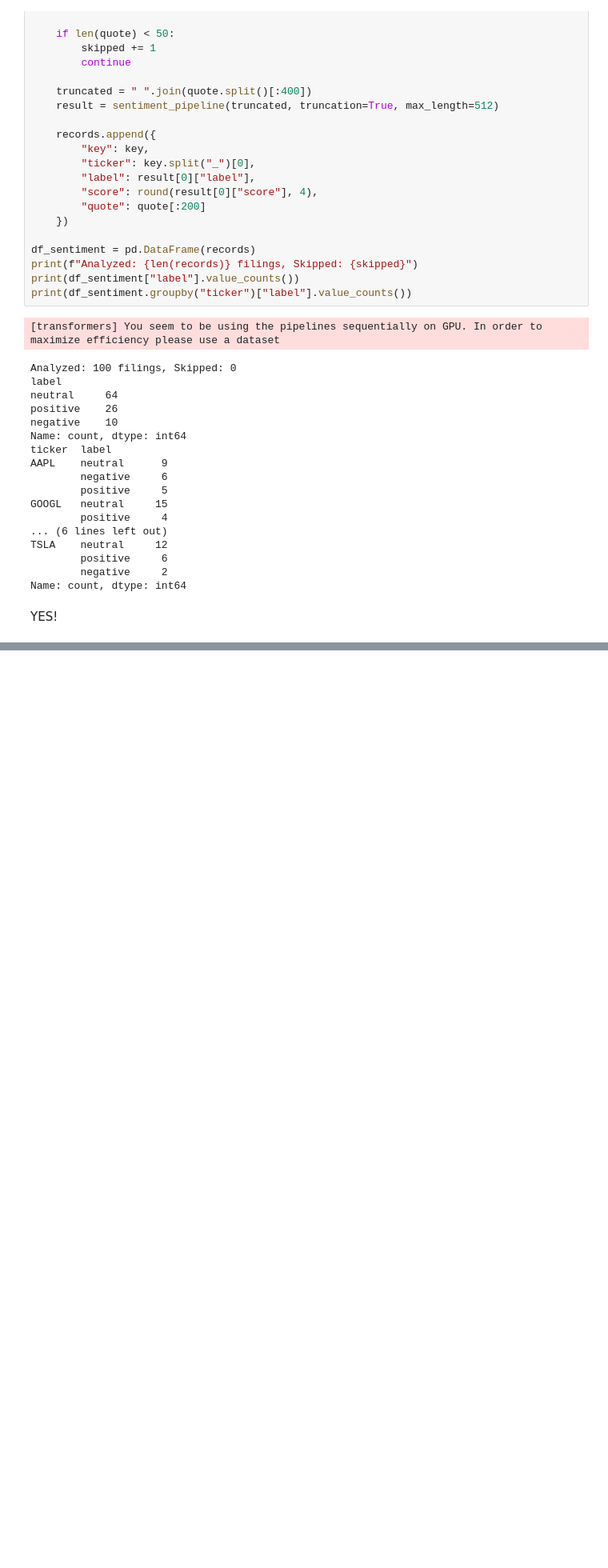
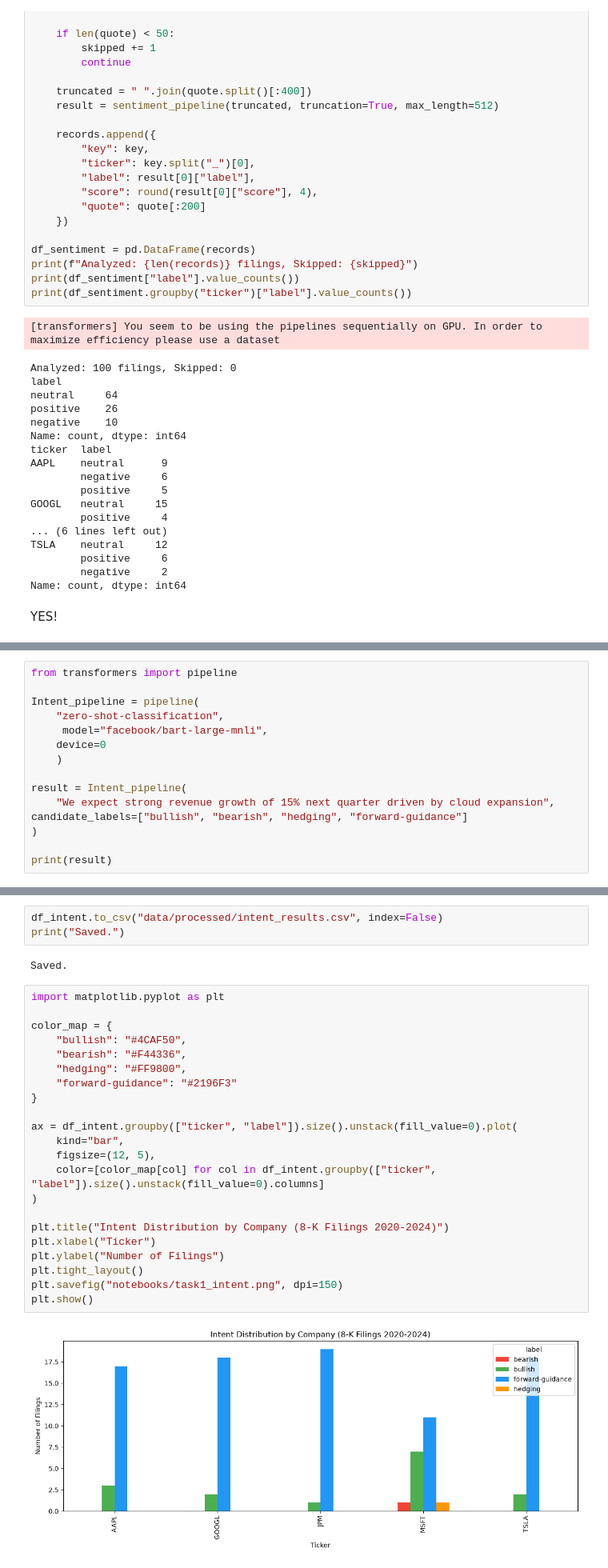
Before and after one commit to Chirag6667/sec-financial-nlp, a Jupyter notebook: notebooks/03_task1_sentiment.ipynb, the cells around one changed output, grey strips where cells are left out. Shown at 80% size. Saved outputs shown, nothing was run; the diff lists cells and outputs as text; blank space fills up the shorter version.

```diff
--- a/notebooks/03_task1_sentiment.ipynb
+++ b/notebooks/03_task1_sentiment.ipynb
@@ -165,0 +197,15 @@ YES!
+# %%
+from transformers import pipeline
+
+Intent_pipeline = pipeline(
+    "zero-shot-classification",
+     model="facebook/bart-large-mnli",
+    device=0
+    )
+
+result = Intent_pipeline(
+    "We expect strong revenue growth of 15% next quarter driven by cloud expansion",
+candidate_labels=["bullish", "bearish", "hedging", "forward-guidance"]
+)
+
+print(result)
@@ -165,0 +264,29 @@ YES!
+# %%
+df_intent.to_csv("data/processed/intent_results.csv", index=False)
+print("Saved.")
+# %% [output]
+Saved.
+# %%
+import matplotlib.pyplot as plt
+
+color_map = {
+    "bullish": "#4CAF50",
+    "bearish": "#F44336",
+    "hedging": "#FF9800",
+    "forward-guidance": "#2196F3"
+}
+
+ax = df_intent.groupby(["ticker", "label"]).size().unstack(fill_value=0).plot(
+    kind="bar",
+    figsize=(12, 5),
+    color=[color_map[col] for col in df_intent.groupby(["ticker", "label"]).size().unstack(fill_value=0).columns]
+)
+
+plt.title("Intent Distribution by Company (8-K Filings 2020-2024)")
+plt.xlabel("Ticker")
+plt.ylabel("Number of Filings")
+plt.tight_layout()
+plt.savefig("notebooks/task1_intent.png", dpi=150)
+plt.show()
+# %% [output]
+[figure, added]
```
Also changed, not shown: parts of 24 cells of this notebook, 13 other files.
